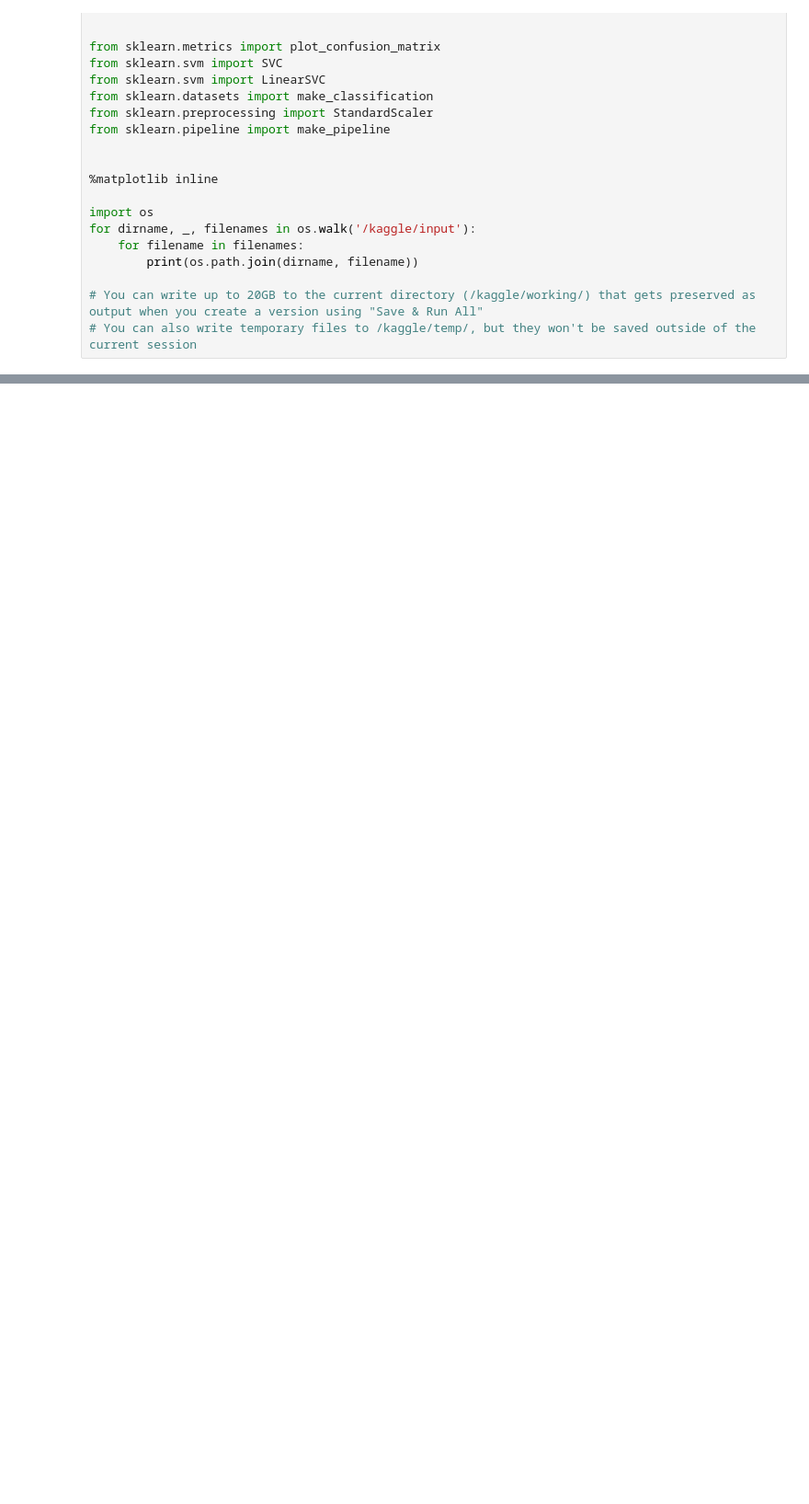
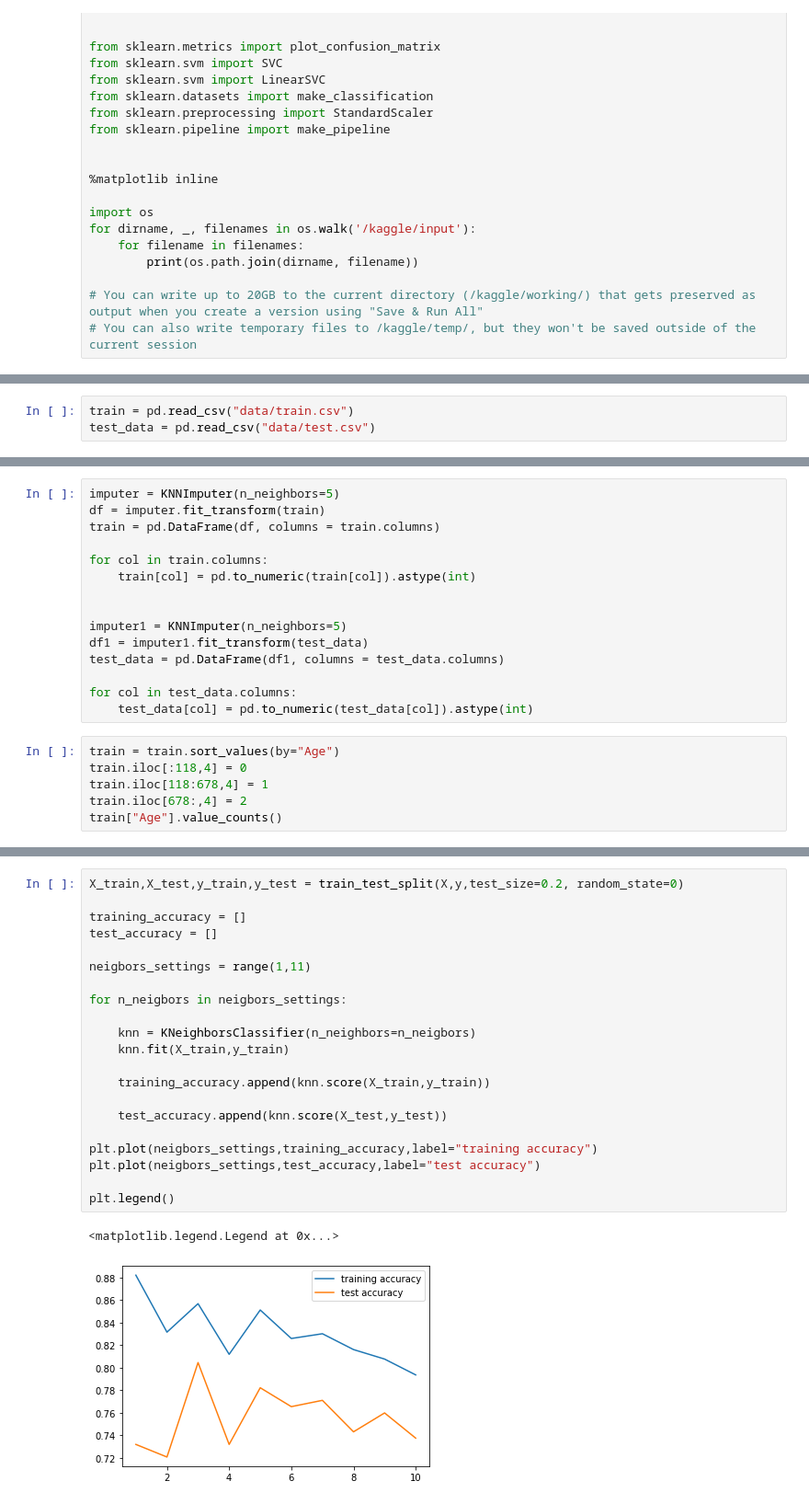
Before and after one commit to cemredural/titanicdataset, a Jupyter notebook: getting-started-with-titanic_1.ipynb, the cells around one changed output, grey strips where cells are left out. Shown at 92% size. Saved outputs shown, nothing was run; the diff lists cells and outputs as text; blank space fills up the shorter version.

```diff
--- a/getting-started-with-titanic_1.ipynb
+++ b/getting-started-with-titanic_1.ipynb
@@ -145,0 +38,3 @@ df[features]
+# %%
+train = pd.read_csv("data/train.csv")
+test_data = pd.read_csv("data/test.csv")
@@ -145,0 +103,21 @@ df[features]
+# %%
+imputer = KNNImputer(n_neighbors=5)
+df = imputer.fit_transform(train)
+train = pd.DataFrame(df, columns = train.columns)
+
+for col in train.columns:
+    train[col] = pd.to_numeric(train[col]).astype(int)
+
+
+imputer1 = KNNImputer(n_neighbors=5)
+df1 = imputer1.fit_transform(test_data)
+test_data = pd.DataFrame(df1, columns = test_data.columns)
+
+for col in test_data.columns:
+    test_data[col] = pd.to_numeric(test_data[col]).astype(int)
+# %%
+train = train.sort_values(by="Age")
+train.iloc[:118,4] = 0
+train.iloc[118:678,4] = 1
+train.iloc[678:,4] = 2
+train["Age"].value_counts()
@@ -145,0 +215,24 @@ df[features]
+# %%
+X_train,X_test,y_train,y_test = train_test_split(X,y,test_size=0.2, random_state=0)
+
+training_accuracy = []
+test_accuracy = []
+
+neigbors_settings = range(1,11)
+
+for n_neigbors in neigbors_settings:
+
+    knn = KNeighborsClassifier(n_neighbors=n_neigbors)
+    knn.fit(X_train,y_train)
+
+    training_accuracy.append(knn.score(X_train,y_train))
+
+    test_accuracy.append(knn.score(X_test,y_test))
+
+plt.plot(neigbors_settings,training_accuracy,label="training accuracy")
+plt.plot(neigbors_settings,test_accuracy,label="test accuracy")
+
+plt.legend()
+# %% [output]
+<matplotlib.legend.Legend at 0x...>
+[figure, added]
```
Also changed, not shown: parts of 36 cells of this notebook.
